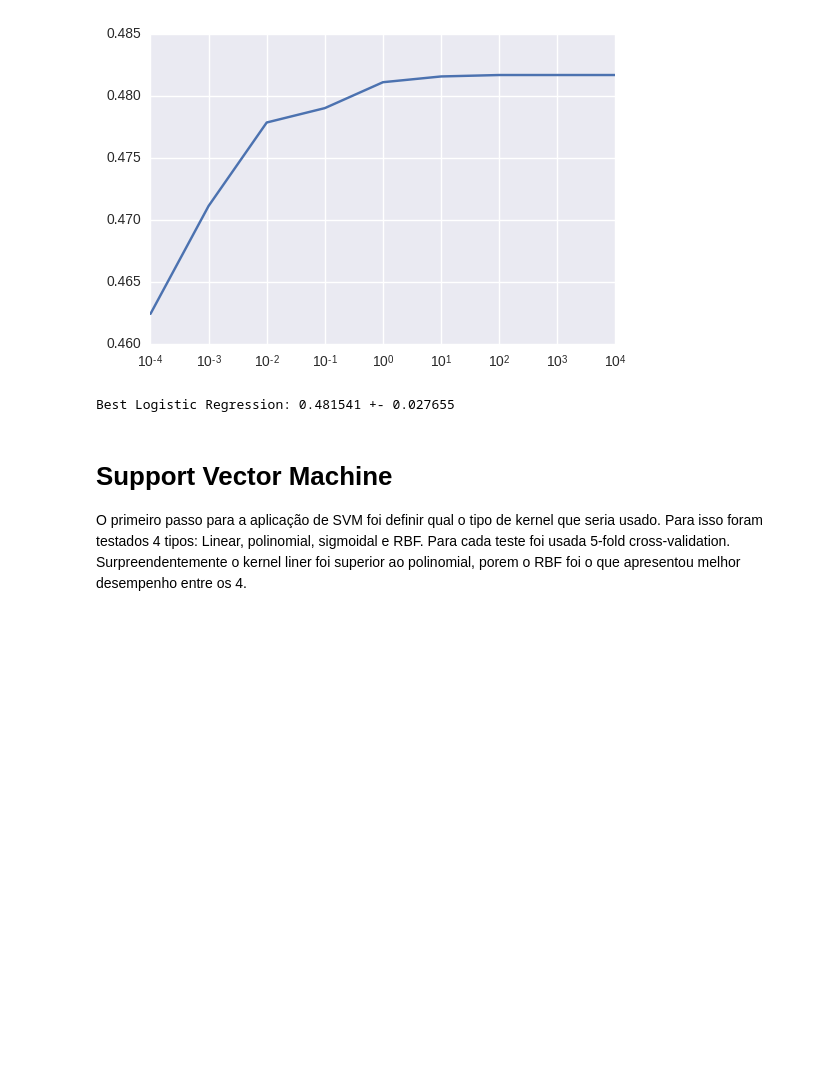
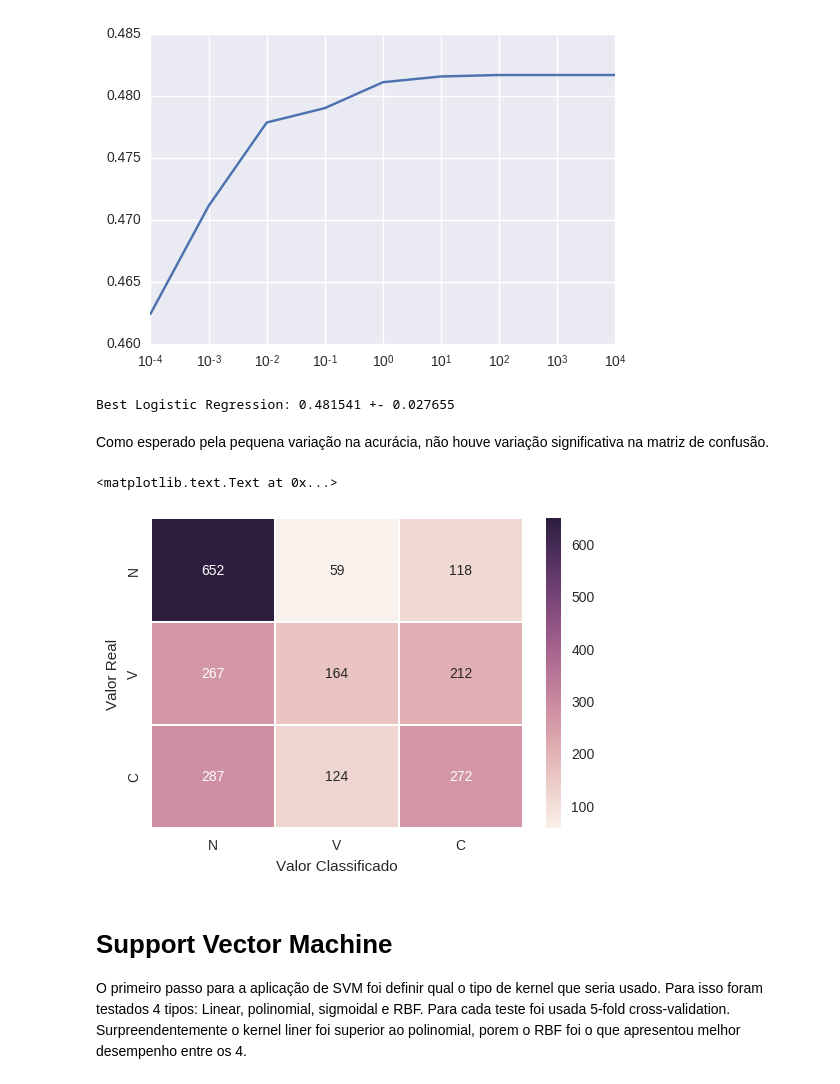
Before and after one commit to condereis/data-mining, a Jupyter notebook: notebooks/Classificacao.ipynb, the cells around one changed output. Saved outputs shown, nothing was run; the diff lists cells and outputs as text; code cells hidden in the pictures; blank space fills up the shorter version.

```diff
--- a/notebooks/Classificacao.ipynb
+++ b/notebooks/Classificacao.ipynb
@@ -260,6 +283,20 @@ print 'Best Logistic Regression: %f +- %f' % (
 best_lr = model.fit(reduced_data, train['Classe'])
 # %% [output]
 Best Logistic Regression: 0.481541 +- 0.027655
+# %% [markdown]
+Como esperado pela pequena variação na acurácia, não houve variação significativa na matriz de confusão.
+# %%
+X_train, X_test, y_train, y_test = train_test_split(train.drop('Classe', axis=1),  train['Classe'], random_state=0)
+model = LogisticRegression(C=10)
+y_pred = model.fit(X_train,y_train).predict(X_test)
+labels = ['N', 'V', 'C']
+mtx = confusion_matrix(y_test, y_pred, labels=labels)
+sns.heatmap(pd.DataFrame(mtx, columns=labels, index=labels), annot=True, fmt="d", linewidths=.5)
+plt.xlabel('Valor Classificado')
+plt.ylabel('Valor Real')
+# %% [output]
+<matplotlib.text.Text at 0x...>
+[figure, added]
 # %% [markdown]
 # Support Vector Machine
 
```
Also changed, not shown: parts of 11 cells of this notebook, 2 other files.
